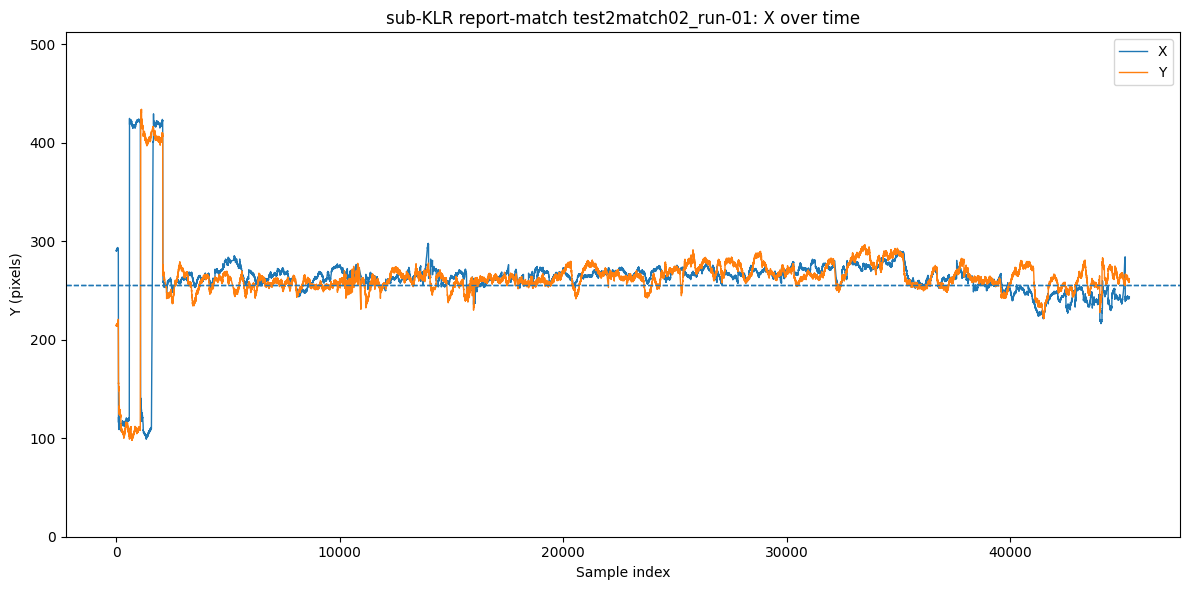
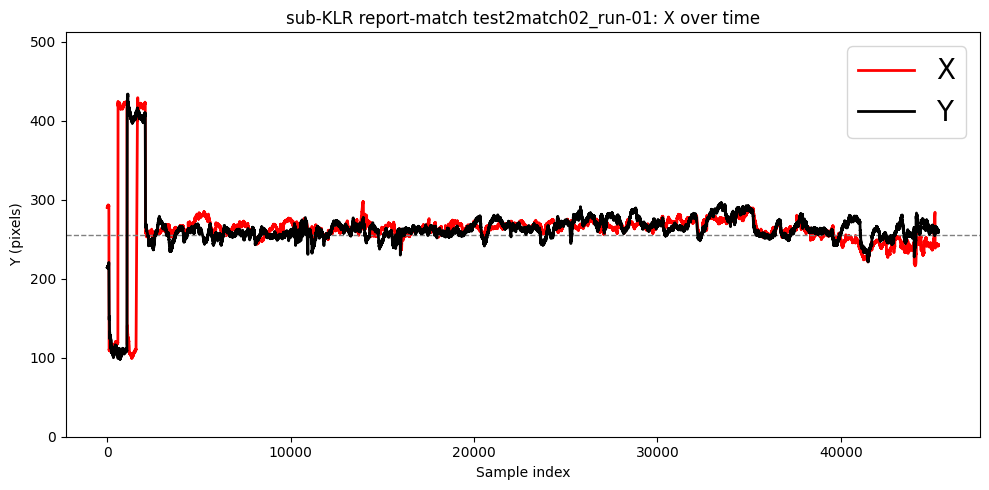
The notebook cell's code change between the first figure and the second:
--- before
+++ after
@@ -1,2 +1,54 @@
+import pandas as pd
+import numpy as np
+
+def _resolve_movie_key(
+	eyetracking_data: dict[str, pd.DataFrame],
+	test_movie_key: str | None,
+) -> str:
+	if test_movie_key is not None:
+		if test_movie_key not in eyetracking_data:
+			available = ", ".join(sorted(eyetracking_data.keys()))
+			raise KeyError(f"{test_movie_key} not found. Available keys: {available}")
+		return test_movie_key
+
+	test_keys = sorted([k for k in eyetracking_data.keys() if "test" in k])
+	if len(test_keys) > 0:
+		return test_keys[0]
+
+	return sorted(eyetracking_data.keys())[0]
+
+def plot_xy_timeseries(
+	eyetracking_data: dict[str, pd.DataFrame],
+	subject: str,
+	condition: str,
+	test_movie_key: str | None = None,
+	skip_samples: int = 2500,
+) -> None:
+	"""Plot x/y gaze traces over time for one movie."""
+	movie_key = _resolve_movie_key(eyetracking_data, test_movie_key)
+	df = eyetracking_data[movie_key]
+
+	x = df["x"].to_numpy()
+	y = df["y"].to_numpy()
+	t = np.arange(len(df))
+
+	fig = plt.figure(figsize=(10, 5))
+
+	plt.plot(t, x, linewidth=2, label="X", color='red')
+	plt.axhline(256, linestyle="--", linewidth=1, color='gray')
+	plt.ylabel("X (pixels)")
+	plt.ylim(0, 512)
+	plt.title(f"sub-{subject} report-{condition} {movie_key}: X over time")
+
+	plt.plot(t, y, linewidth=2, label="Y", color='black')
+	plt.ylabel("Y (pixels)")
+	plt.xlabel("Sample index")
+	plt.ylim(0, 512)
+
+	plt.legend(fontsize=20)
+	plt.tight_layout()
+	plt.savefig(f'/hehe/projects/gaze-corrected-semantics/jen_reference/figures/xy_timeseries-{subject}_{movie_key}.png', dpi=300)
+	plt.show()
+	
 # let's plot the eyetracking across time for one of the test movies to see if it looks reasonable
 plot_xy_timeseries(eyetracking_data, subject, condition)

Commit: adding everything